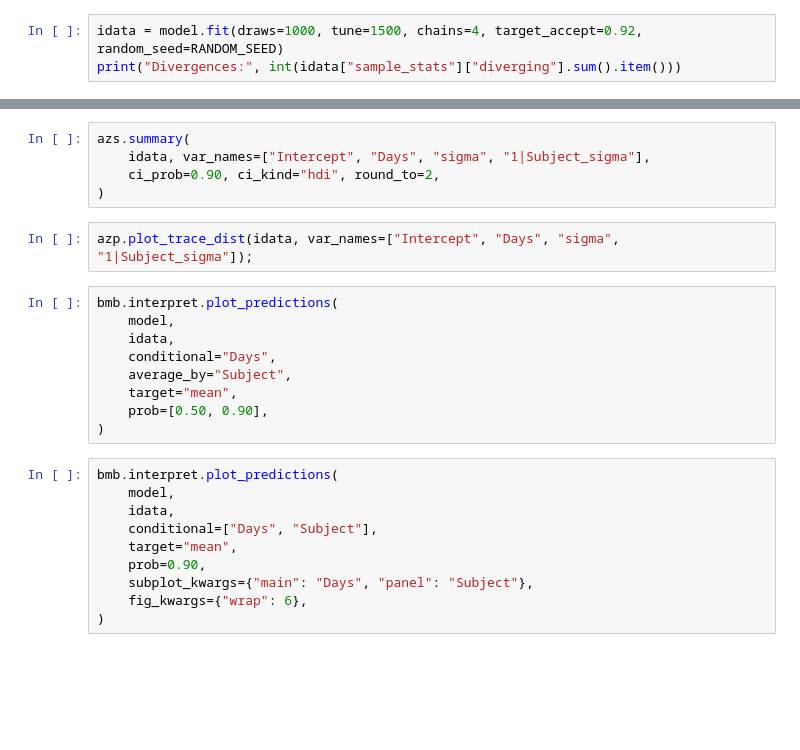
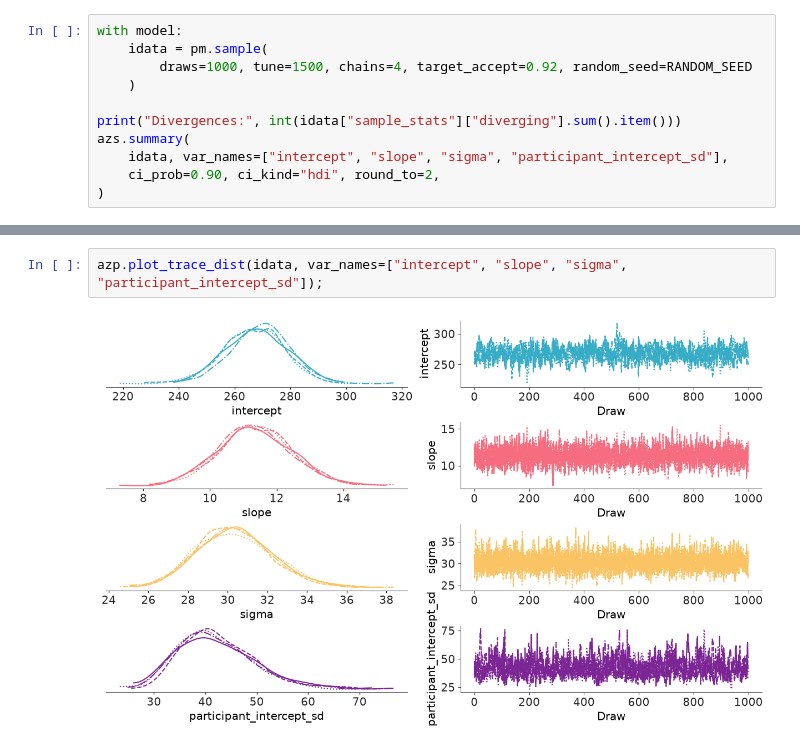
Before and after one commit to opherdonchin/BayesShortCourse, a Jupyter notebook: sleep/solved/04_varying_intercept.ipynb, the cells around one changed output, grey strips where cells are left out. Cells and saved outputs as stored; diff of their text form; blank space fills up the shorter version.

```diff
--- a/sleep/solved/04_varying_intercept.ipynb
+++ b/sleep/solved/04_varying_intercept.ipynb
@@ -94,3 +204,11 @@ What does partial pooling estimate about baseline differences across participant
 # %%
-idata = model.fit(draws=1000, tune=1500, chains=4, target_accept=0.92, random_seed=RANDOM_SEED)
+with model:
+    idata = pm.sample(
+        draws=1000, tune=1500, chains=4, target_accept=0.92, random_seed=RANDOM_SEED
+    )
+
 print("Divergences:", int(idata["sample_stats"]["diverging"].sum().item()))
+azs.summary(
+    idata, var_names=["intercept", "slope", "sigma", "participant_intercept_sd"],
+    ci_prob=0.90, ci_kind="hdi", round_to=2,
+)
@@ -97,26 +229,4 @@ print("Divergences:", int(idata["sample_stats"]["diverging"].sum().item()))
-# %%
-azs.summary(
-    idata, var_names=["Intercept", "Days", "sigma", "1|Subject_sigma"],
-    ci_prob=0.90, ci_kind="hdi", round_to=2,
-)
 # %%
-azp.plot_trace_dist(idata, var_names=["Intercept", "Days", "sigma", "1|Subject_sigma"]);
+azp.plot_trace_dist(idata, var_names=["intercept", "slope", "sigma", "participant_intercept_sd"]);
+# %% [output]
+[figure, added]
-# %%
-bmb.interpret.plot_predictions(
-    model,
-    idata,
-    conditional="Days",
-    average_by="Subject",
-    target="mean",
-    prob=[0.50, 0.90],
-)
-# %%
-bmb.interpret.plot_predictions(
-    model,
-    idata,
-    conditional=["Days", "Subject"],
-    target="mean",
-    prob=0.90,
-    subplot_kwargs={"main": "Days", "panel": "Subject"},
-    fig_kwargs={"wrap": 6},
-)
```
Also changed, not shown: parts of 28 cells of this notebook.
